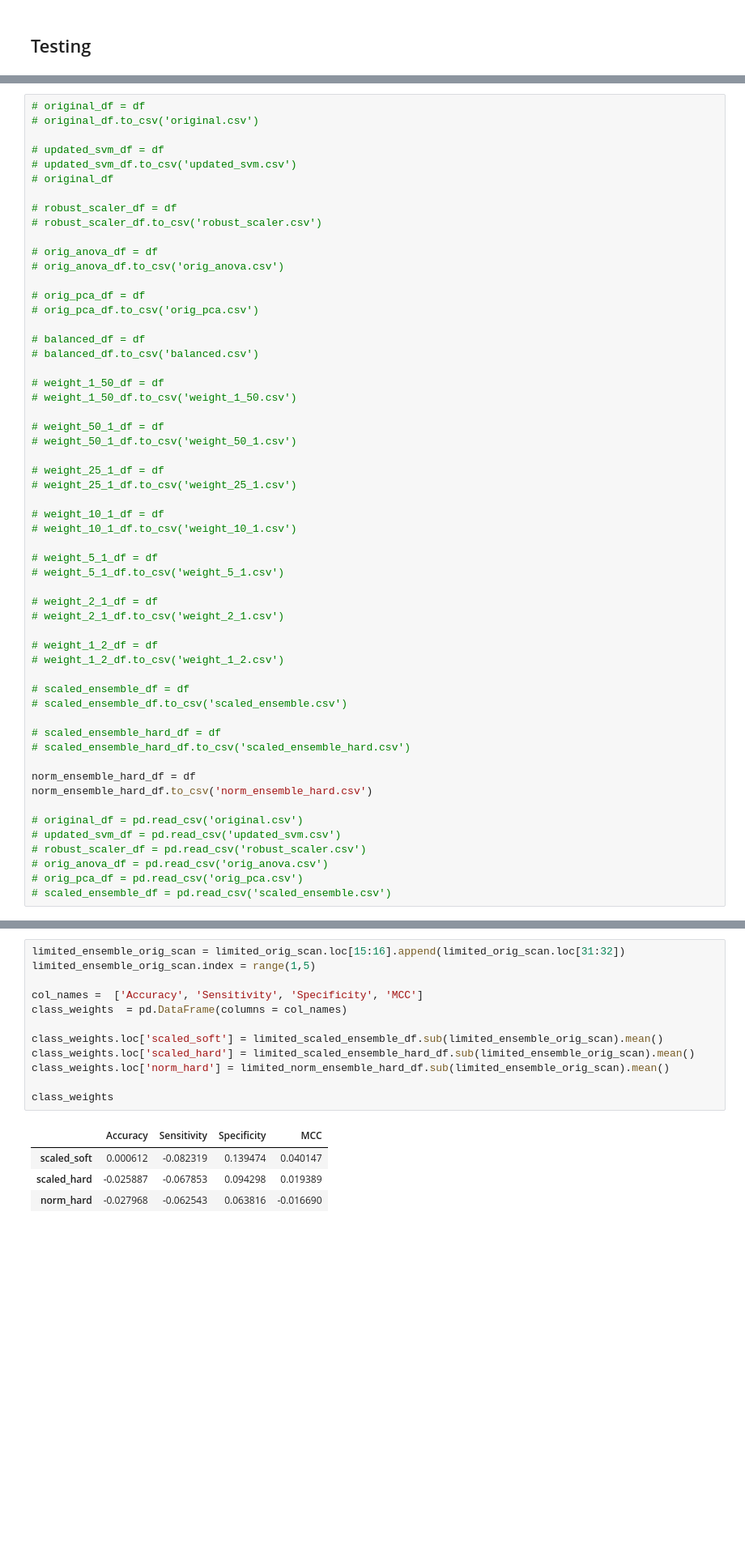
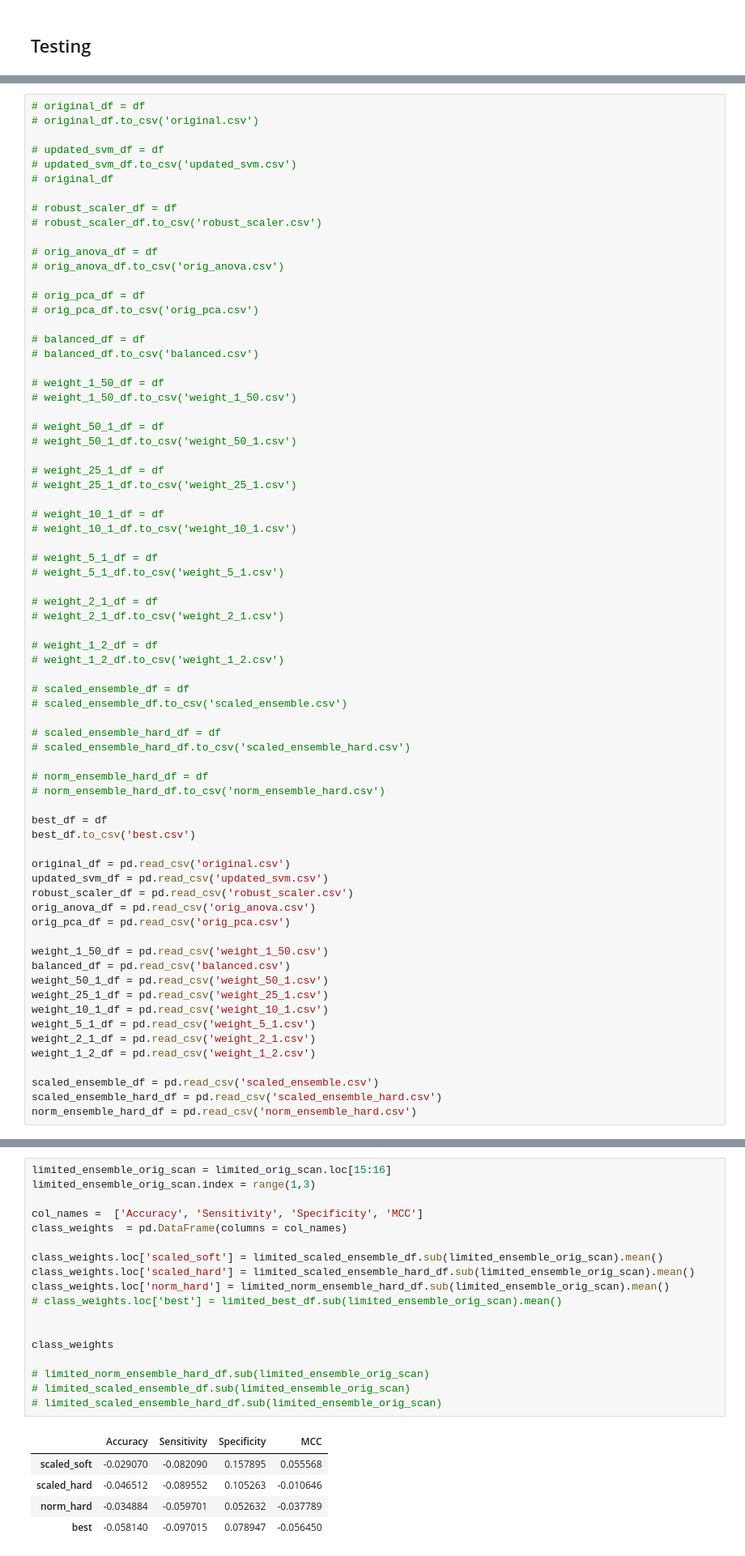
Before and after one commit to byubrg/CAMDA_CMAP_Challenge, a Jupyter notebook: Chicago/scripts.ipynb, the cells around one changed output, grey strips where cells are left out. Shown: that part at 81% size. Cells and saved outputs as stored; diff of their text form; blank space fills up the shorter version.

```diff
--- a/Chicago/scripts.ipynb
+++ b/Chicago/scripts.ipynb
@@ -435,13 +431,28 @@ done
 # scaled_ensemble_hard_df = df
 # scaled_ensemble_hard_df.to_csv('scaled_ensemble_hard.csv')
 
-norm_ensemble_hard_df = df
-norm_ensemble_hard_df.to_csv('norm_ensemble_hard.csv')
+# norm_ensemble_hard_df = df
+# norm_ensemble_hard_df.to_csv('norm_ensemble_hard.csv')
 
-# original_df = pd.read_csv('original.csv')
-# updated_svm_df = pd.read_csv('updated_svm.csv')
-# robust_scaler_df = pd.read_csv('robust_scaler.csv')
-# orig_anova_df = pd.read_csv('orig_anova.csv')
-# orig_pca_df = pd.read_csv('orig_pca.csv')
-# scaled_ensemble_df = pd.read_csv('scaled_ensemble.csv')
+best_df = df
+best_df.to_csv('best.csv')
+
+original_df = pd.read_csv('original.csv')
+updated_svm_df = pd.read_csv('updated_svm.csv')
+robust_scaler_df = pd.read_csv('robust_scaler.csv')
+orig_anova_df = pd.read_csv('orig_anova.csv')
+orig_pca_df = pd.read_csv('orig_pca.csv')
+
+weight_1_50_df = pd.read_csv('weight_1_50.csv')
+balanced_df = pd.read_csv('balanced.csv')
+weight_50_1_df = pd.read_csv('weight_50_1.csv')
+weight_25_1_df = pd.read_csv('weight_25_1.csv')
+weight_10_1_df = pd.read_csv('weight_10_1.csv')
+weight_5_1_df = pd.read_csv('weight_5_1.csv')
+weight_2_1_df = pd.read_csv('weight_2_1.csv')
+weight_1_2_df = pd.read_csv('weight_1_2.csv')
+
+scaled_ensemble_df = pd.read_csv('scaled_ensemble.csv')
+scaled_ensemble_hard_df = pd.read_csv('scaled_ensemble_hard.csv')
+norm_ensemble_hard_df = pd.read_csv('norm_ensemble_hard.csv')
 # %%
@@ -553,20 +617,27 @@ class_weights
 # %%
-limited_ensemble_orig_scan = limited_orig_scan.loc[15:16].append(limited_orig_scan.loc[31:32])
-limited_ensemble_orig_scan.index = range(1,5)
+limited_ensemble_orig_scan = limited_orig_scan.loc[15:16]
+limited_ensemble_orig_scan.index = range(1,3)
 
 col_names =  ['Accuracy', 'Sensitivity', 'Specificity', 'MCC']
 class_weights  = pd.DataFrame(columns = col_names)
 
 class_weights.loc['scaled_soft'] = limited_scaled_ensemble_df.sub(limited_ensemble_orig_scan).mean()
 class_weights.loc['scaled_hard'] = limited_scaled_ensemble_hard_df.sub(limited_ensemble_orig_scan).mean()
 class_weights.loc['norm_hard'] = limited_norm_ensemble_hard_df.sub(limited_ensemble_orig_scan).mean()
+# class_weights.loc['best'] = limited_best_df.sub(limited_ensemble_orig_scan).mean()
+
 
 class_weights
+
+# limited_norm_ensemble_hard_df.sub(limited_ensemble_orig_scan)
+# limited_scaled_ensemble_df.sub(limited_ensemble_orig_scan)
+# limited_scaled_ensemble_hard_df.sub(limited_ensemble_orig_scan)
 # %% [output]
 |  | Accuracy | Sensitivity | Specificity | MCC |
-| scaled_soft | 0.000612 | -0.082319 | 0.139474 | 0.040147 |
-| scaled_hard | -0.025887 | -0.067853 | 0.094298 | 0.019389 |
-| norm_hard | -0.027968 | -0.062543 | 0.063816 | -0.016690 |
+| scaled_soft | -0.029070 | -0.082090 | 0.157895 | 0.055568 |
+| scaled_hard | -0.046512 | -0.089552 | 0.105263 | -0.010646 |
+| norm_hard | -0.034884 | -0.059701 | 0.052632 | -0.037789 |
+| best | -0.058140 | -0.097015 | 0.078947 | -0.056450 |
 # %%
 # tmp = tmp_orig_pca_df.sub(tmp_orig_scan).mean()
 # tmp_df = tmp_orig_pca_df ## pca 10
```
Also changed, not shown: parts of 7 cells of this notebook, 1 other file.
